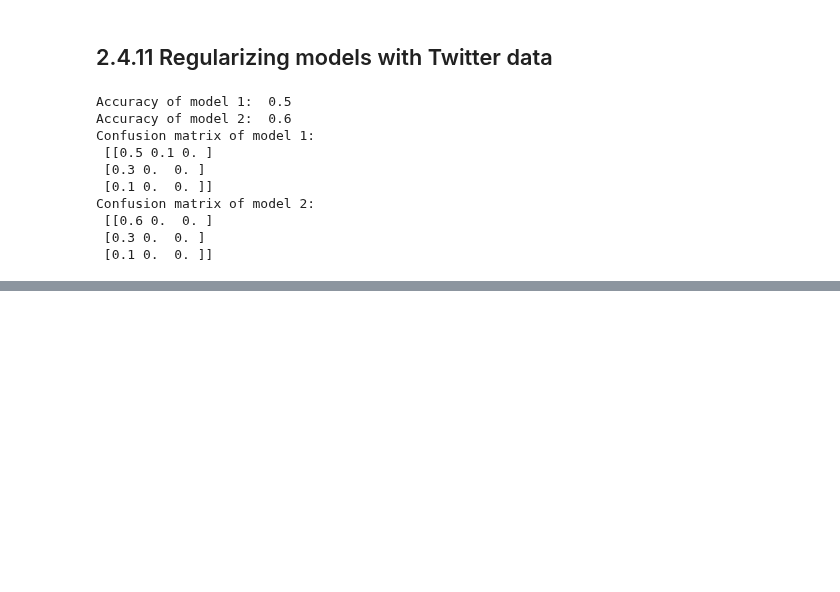
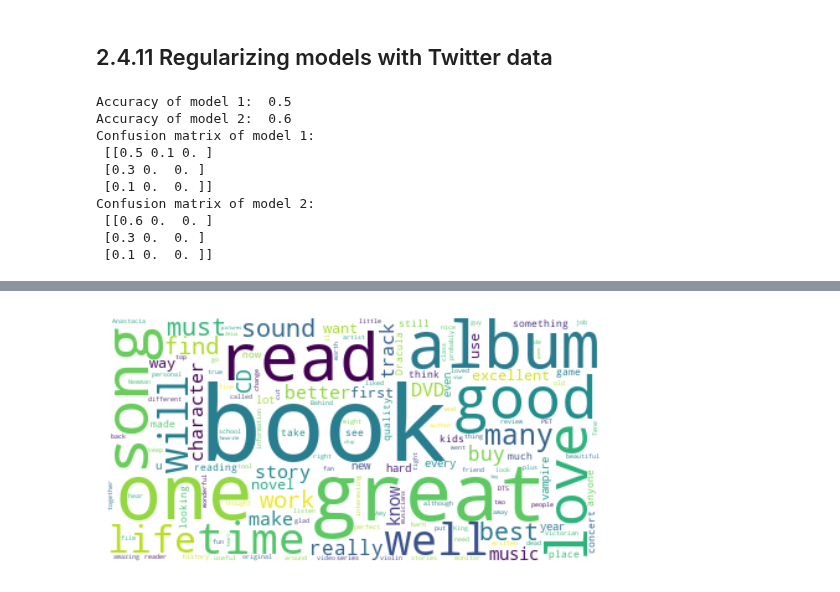
Before and after one commit to oecorrechag/natural_language_processing, a Jupyter notebook: 2. Sentiment Analysis in Python/notebooks/2.4.0_Let's Predict the Sentiment.ipynb, the cells around one changed output, grey strips where cells are left out. Drawn from its saved outputs; the diff is of its cells as text; code cells hidden in the pictures; blank space fills up the shorter version.

```diff
--- a/2. Sentiment Analysis in Python/notebooks/2.4.0_Let's Predict the Sentiment.ipynb
+++ b/2. Sentiment Analysis in Python/notebooks/2.4.0_Let's Predict the Sentiment.ipynb
@@ -226,0 +243,12 @@ Confusion matrix of model 2:
+# %%
+# Create and generate a word cloud image
+cloud_positives = WordCloud(background_color='white').generate(positive_reviews)
+
+# Display the generated wordcloud image
+plt.imshow(cloud_positives, interpolation='bilinear')
+plt.axis("off")
+
+# Don't forget to show the final image
+plt.show()
+# %% [output]
+[figure, added]
```
Also changed, not shown: parts of 5 cells of this notebook, 1 other file.
